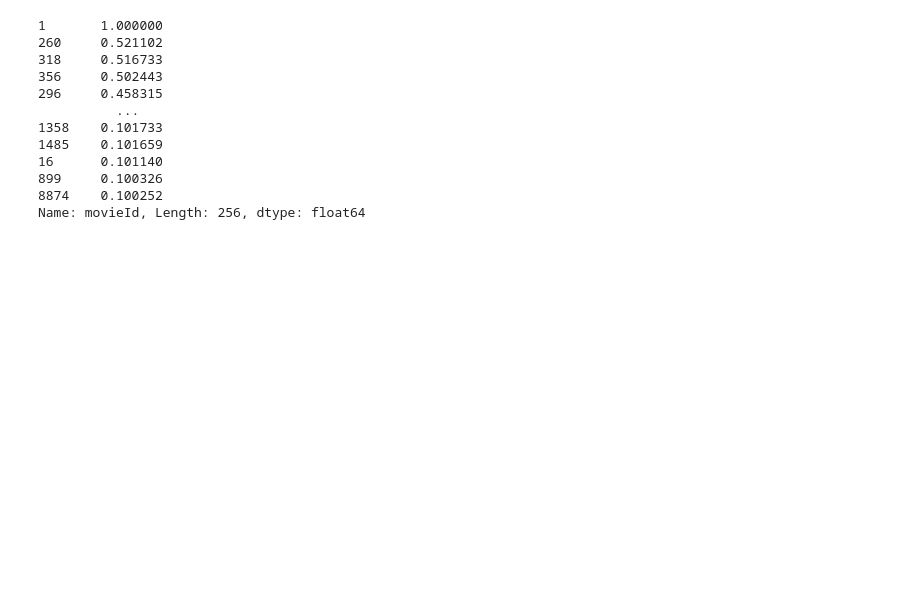
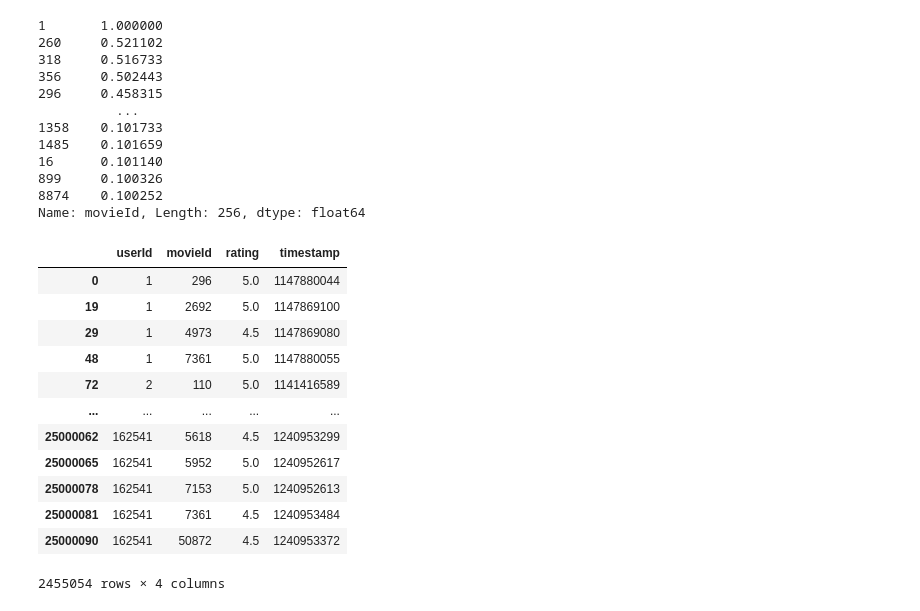
Before and after one commit to Benyamain/MovieRecommendations, a Jupyter notebook: MovieRecommendations.ipynb, the cells around one changed output. Cells and saved outputs as stored; diff of their text form; code cells hidden in the pictures; blank space fills up the shorter version.

```diff
--- a/MovieRecommendations.ipynb
+++ b/MovieRecommendations.ipynb
@@ -150,3 +150,20 @@ similar_user_recs
 899     0.100326
 8874    0.100252
 Name: movieId, Length: 256, dtype: float64
+# %%
+all_users = ratings[(ratings['movieId'].isin(similar_user_recs.index)) & (ratings['rating'] > 4)]
+all_users
+# %% [output]
+|  | userId | movieId | rating | timestamp |
+| 0 | 1 | 296 | 5.0 | 1147880044 |
+| 19 | 1 | 2692 | 5.0 | 1147869100 |
+| 29 | 1 | 4973 | 4.5 | 1147869080 |
+| 48 | 1 | 7361 | 5.0 | 1147880055 |
+| 72 | 2 | 110 | 5.0 | 1141416589 |
+| ... | ... | ... | ... | ... |
+| 25000062 | 162541 | 5618 | 4.5 | 1240953299 |
+| 25000065 | 162541 | 5952 | 5.0 | 1240952617 |
+| 25000078 | 162541 | 7153 | 5.0 | 1240952613 |
+| 25000081 | 162541 | 7361 | 4.5 | 1240953484 |
+| 25000090 | 162541 | 50872 | 4.5 | 1240953372 |
+2455054 rows × 4 columns
```
Also changed, not shown: parts of 6 cells of this notebook.
